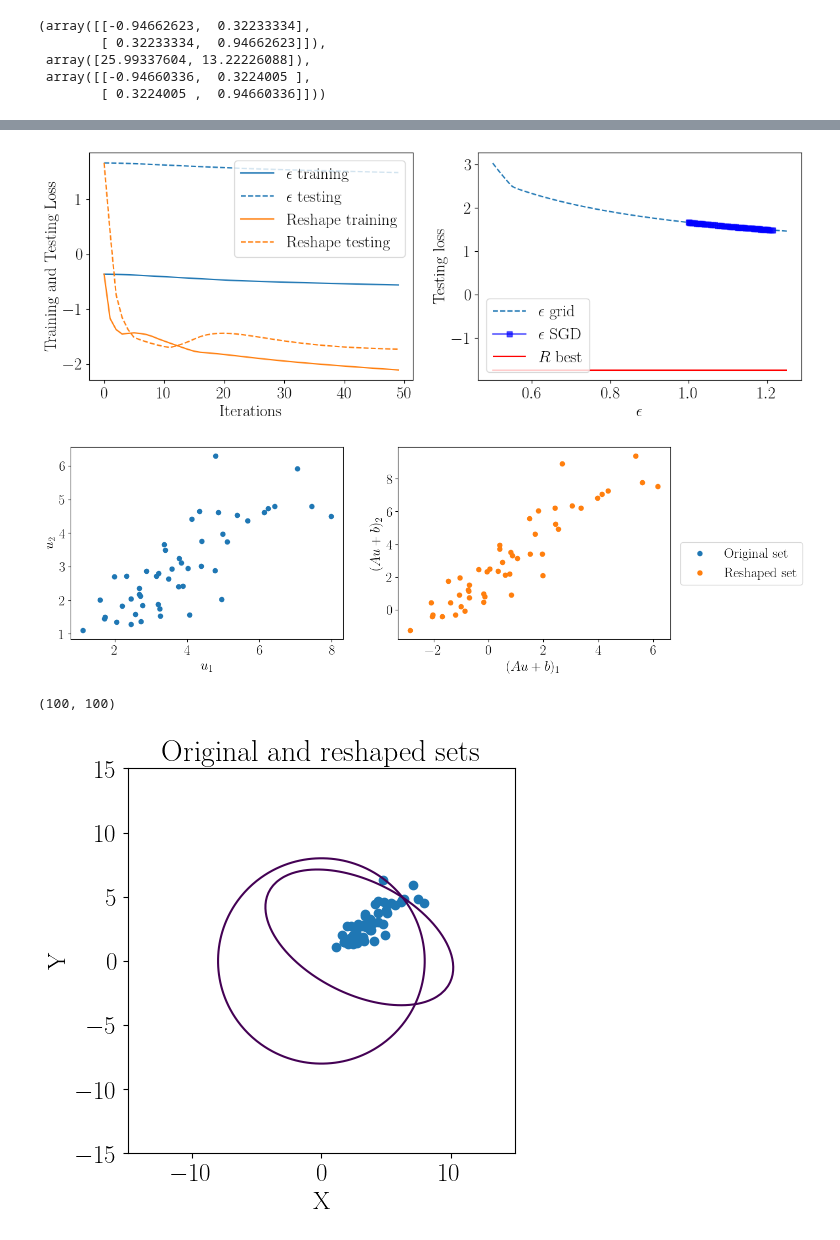
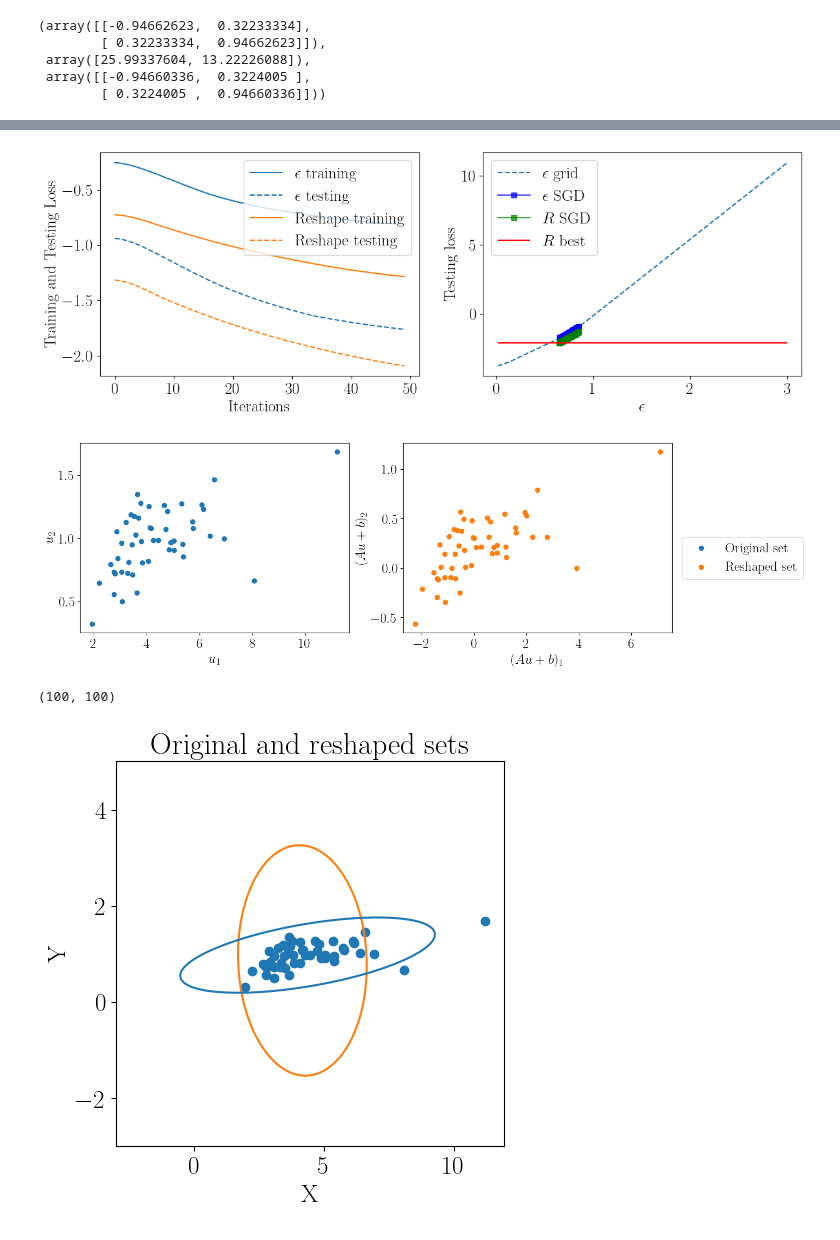
Before and after one commit to stellatogrp/lropt, a Jupyter notebook: examples/experiments/tutorial_learning.ipynb, the cells around one changed output, grey strips where cells are left out. Saved outputs shown, nothing was run; the diff lists cells and outputs as text; code cells hidden in the pictures.

```diff
--- a/examples/experiments/tutorial_learning.ipynb
+++ b/examples/experiments/tutorial_learning.ipynb
@@ -89,7 +89,8 @@ We train an ellipsoidal uncertainty set with $p = 2$, and consider the violation
 # The violation loss function, in torch tensors
 def violation_loss(t_soln, x_soln, data, lmbda=1):
     return t_soln + lmbda * torch.mean(
-        torch.maximum(-data @ x_soln - t_soln, torch.tensor(0., requires_grad=True))), t_soln
+        torch.maximum(-data @ x_soln - t_soln, torch.tensor(0., requires_grad=True))), t_soln,  torch.mean(
+        torch.maximum(-data @ x_soln - t_soln, torch.tensor(0., requires_grad=True)))
 
 # Functions to generate data
 def normal_returns_scaled(N, m, scale):
@@ -233,7 +234,7 @@ def loss(t,x,data,l = 2):
         cur_sum = cur_sum + torch.maximum(torch.sum(torch.tensor([-0.5*data[i]@torch.tensor(P[ind],requires_grad = True)
                                                                   *x[ind]@data[i] for ind in range(n)], requires_grad = True)) - t,
                                           torch.tensor(0., requires_grad=True))
-    return t + l*cur_sum/data.shape[0], t
+    return t + l*cur_sum/data.shape[0], t, cur_sum/data.shape[0]
 
 #Generate data
 P = {}
@@ -378,7 +379,9 @@ p_tch = torch.tensor(p, requires_grad = True)
 def loss(t,x, data,l = 2):
     return t + l*torch.mean(torch.maximum(
         torch.maximum(k_tch@x -data@p_tch, k_tch@x - p_tch@x) - t,
-        torch.tensor(0.,requires_grad = True))), t
+        torch.tensor(0.,requires_grad = True))), t, torch.mean(torch.maximum(
+        torch.maximum(k_tch@x -data@p_tch, k_tch@x - p_tch@x) - t,
+        torch.tensor(0.,requires_grad = True)))
 
 def gen_demand(n, N):
     F = np.random.normal(size = (n,2))
@@ -407,11 +410,23 @@ constraints += [x_r >= 0]
 prob = lro.RobustProblem(objective, constraints)
 
 s = 13
-# Train only epsilon
+# # Train only epsilon
 df_eps, newprob, A_fin, b_fin = prob.train(eps = True, lr = 0.001, step=50, momentum = 0.8, optimizer = "SGD", initeps = 1, seed = s)
 
+# # Train A and b
+# df1, newprob, A_fin, b_fin = prob.train(lr = 0.01, step=50, momentum = 0.8, optimizer = "SGD", seed = s, initeps=1)
+
+# # Grid search epsilon
+# dfgrid, newprob = prob.grid(epslst = np.linspace(0.8, 2, 40), seed = s)
+
 # Train A and b
-df1, newprob, A_fin, b_fin = prob.train(lr = 0.01, step=50, momentum = 0.8, optimizer = "SGD", seed = s, initeps=1)
+df1, newprob, A_fin, b_fin = prob.train(lr = 0.0001, step=50, momentum = 0.8, optimizer = "SGD", seed = s, initeps = 1)
+
+df_r1, newprob, A_new1, b_new1 = prob.train(eps = True, lr = 0.001, step=50, momentum = 0.8, optimizer = "SGD", seed = s, initA = A_fin, initb = b_fin)
+
+init = sc.linalg.sqrtm(sc.linalg.inv(np.cov(data.T)))
+init_b = -init@np.mean(data, axis=0)
+df_r2, newprob, A_new, b_new = prob.train(eps = True, lr = 0.001, step=50, momentum = 0.8, optimizer = "SGD", seed = s, initA = init, initb = init_b )
 
 # Grid search epsilon
-dfgrid, newprob = prob.grid(epslst = np.linspace(0.8, 2, 40), seed = s)
+dfgrid, newprob = prob.grid(epslst = np.linspace(0.01, 3, 40), initA = init, initb = init_b, seed = s)
@@ -418,26 +451,28 @@ dfgrid, newprob = prob.grid(epslst = np.linspace(0.8, 2, 40), seed = s)
 # %%
 
 # Plot results
 fig, (ax1, ax2) = plt.subplots(1, 2, figsize=(14, 4.5))
-ax1.plot(df_eps['step'], df_eps['Loss_val'], color="tab:blue", label=r"$\epsilon$ training")
-ax1.plot(df_eps['step'], df_eps['Eval_val'], linestyle='--', color="tab:blue", label=r"$\epsilon$ testing")
-ax1.plot(df1['step'], df1['Loss_val'], color="tab:orange", label="Reshape training")
-ax1.plot(df1['step'], df1['Eval_val'], linestyle='--', color="tab:orange", label="Reshape testing")
+ax1.plot(df_r2['step'], df_r2['Loss_val'], color="tab:blue", label=r"$\epsilon$ training")
+ax1.plot(df_r2['step'], df_r2['Eval_val'], linestyle='--', color="tab:blue", label=r"$\epsilon$ testing")
+ax1.plot(df_r1['step'], df_r1['Loss_val'], color="tab:orange", label="Reshape training")
+ax1.plot(df_r1['step'], df_r1['Eval_val'], linestyle='--', color="tab:orange", label="Reshape testing")
 ax1.legend()
 ax1.set_xlabel("Iterations")
 ax1.set_ylabel("Training and Testing Loss")
 
 styles = ["s",'o',"^","v","<",">","o",'s',"^","v","<",">"]
 j=0
-ax2.plot(dfgrid["Eps"], dfgrid["Eval_val"], color = colors[j], linestyle='--',label="$\epsilon$ grid")
-ax2.plot(df_eps["A_norm"],df_eps["Eval_val"], linestyle='-', marker=styles[j], color = "blue", label="$\epsilon$ SGD",alpha = 0.7)
-ax2.hlines( xmin = np.min(dfgrid["Eps"]), xmax = np.max(dfgrid["Eps"]), y = np.min(df1["Eval_val"]), label = "$R$ best", color= "red")
+ax2.plot(1/dfgrid["Eps"], dfgrid["Eval_val"], color = colors[j], linestyle='--',label="$\epsilon$ grid")
+ax2.plot(1/df_r2["A_norm"],df_r2["Eval_val"], linestyle='-', marker=styles[j], color = "blue", label="$\epsilon$ SGD",alpha = 0.7)
+
+ax2.plot(1/df_r1["A_norm"],df_r1["Eval_val"], linestyle='-', marker=styles[j], color = "green", label="$R$ SGD",alpha = 0.7)
+ax2.hlines( xmin = np.min(1/dfgrid["Eps"]), xmax = np.max(1/dfgrid["Eps"]), y = np.min(df_r1["Eval_val"]), label = "$R$ best", color= "red")
 ax2.set_xlabel("$\epsilon$")
 ax2.set_ylabel("Testing loss")
 ax2.legend()
 plt.show()
 # %% [output]
-[figure, old version]
+[figure, new version]
 # %%
 newdat = data@A_fin + b_fin
 fig, (ax1, ax2) = plt.subplots(1, 2, figsize=(14, 4.5))
@@ -450,12 +485,15 @@ ax2.set_xlabel("$(Au + b)_1$")
 lgd = fig.legend(loc = "lower right", bbox_to_anchor=(1.08, 0.3))
 plt.show()
 # %% [output]
-[figure, old version]
+[figure, new version]
 # %%
 plt.figure(figsize=(5, 5))
 n = 100
-X = np.linspace(-15,15,n)
-Y = np.linspace(-15,15,n)
+M = -3
+M1 = 10
+M2 = 5
+X = np.linspace(M,M1,n)
+Y = np.linspace(M,M2,n)
 x,y = np.meshgrid(X,Y)
 # Z values as a matrix
 Z_1 = np.zeros((n,n))
@@ -464,7 +502,7 @@ Z_2 = np.zeros((n,n))
 for i in range(n):
     for j in range(n):
         Z_1[i,j] = np.linalg.norm(A_fin@ [x[i,j], y[i,j]] + b_fin)
-        Z_2[i,j] = np.linalg.norm([x[i,j],y[i,j]])
+        Z_2[i,j] = np.linalg.norm(init@ [x[i,j], y[i,j]] + init_b)
 print(Z_1.shape)
 plt.title("Original and reshaped sets")
 # Set x axis label for the contour plot
@@ -474,10 +512,11 @@ plt.xlabel("X")
 plt.ylabel("Y")
 # plt.ylim(-20,40)
 # plt.xlim(-20,40)
-plt.contour(x,y,Z_1, [8], color = "green")
-plt.contour(x,y,Z_2, [8])
+plt.contour(x,y,Z_1, [2.5], colors = ["tab:orange"])
+plt.contour(x,y,Z_2, [3], colors = ["tab:blue"])
 plt.scatter(data[:,0],data[:,1])
+plt.savefig("Reshaped1.pdf", bbox_inches='tight')
 plt.show()
 # %% [output]
 (100, 100)
-[figure, old version]
+[figure, new version]
```
Also changed, not shown: parts of 11 cells of this notebook, 15 other files.
